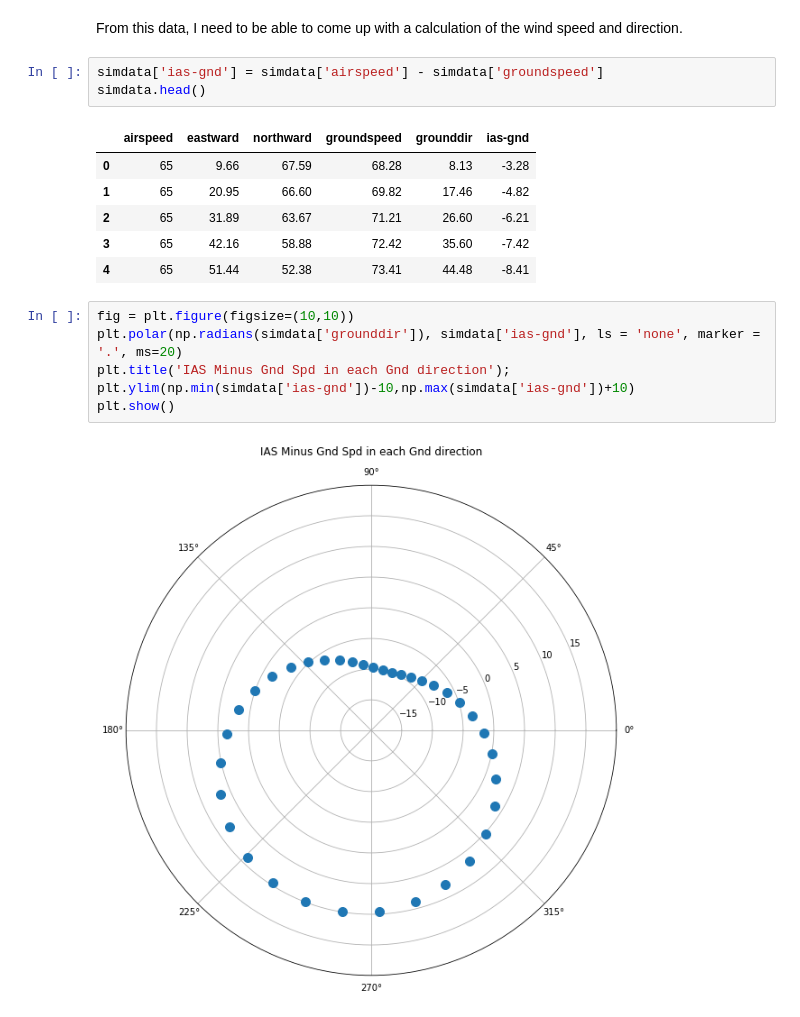
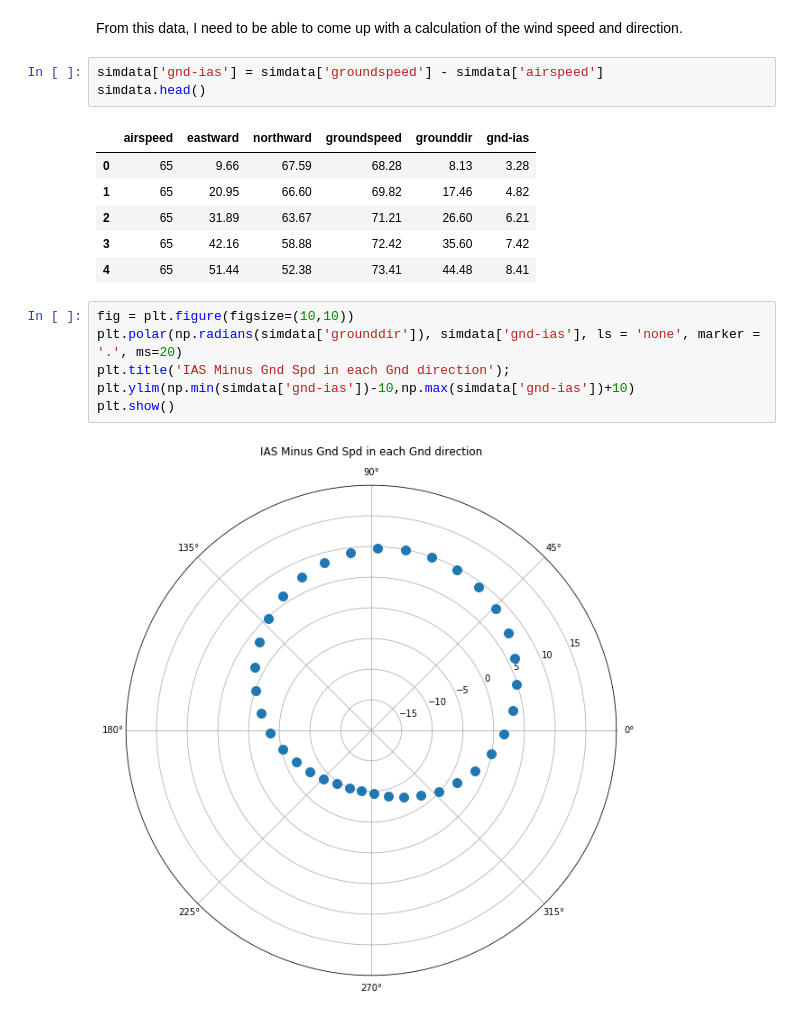
Before and after one commit to busbykt/RPi4Aviation, a Jupyter notebook: Ground Wind Velocity.ipynb, the cells around one changed output. Saved outputs shown, nothing was run; the diff lists cells and outputs as text.

Commit message:
calculation updates on simdata

```diff
--- a/Ground Wind Velocity.ipynb
+++ b/Ground Wind Velocity.ipynb
@@ -136,20 +136,20 @@ simdata.head()
 # %% [markdown]
 From this data, I need to be able to come up with a calculation of the wind speed and direction.
 # %%
-simdata['ias-gnd'] = simdata['airspeed'] - simdata['groundspeed']
+simdata['gnd-ias'] = simdata['groundspeed'] - simdata['airspeed']
 simdata.head()
 # %% [output]
-|  | airspeed | eastward | northward | groundspeed | grounddir | ias-gnd |
-| 0 | 65 | 9.66 | 67.59 | 68.28 | 8.13 | -3.28 |
-| 1 | 65 | 20.95 | 66.60 | 69.82 | 17.46 | -4.82 |
-| 2 | 65 | 31.89 | 63.67 | 71.21 | 26.60 | -6.21 |
-| 3 | 65 | 42.16 | 58.88 | 72.42 | 35.60 | -7.42 |
-| 4 | 65 | 51.44 | 52.38 | 73.41 | 44.48 | -8.41 |
+|  | airspeed | eastward | northward | groundspeed | grounddir | gnd-ias |
+| 0 | 65 | 9.66 | 67.59 | 68.28 | 8.13 | 3.28 |
+| 1 | 65 | 20.95 | 66.60 | 69.82 | 17.46 | 4.82 |
+| 2 | 65 | 31.89 | 63.67 | 71.21 | 26.60 | 6.21 |
+| 3 | 65 | 42.16 | 58.88 | 72.42 | 35.60 | 7.42 |
+| 4 | 65 | 51.44 | 52.38 | 73.41 | 44.48 | 8.41 |
 # %%
 fig = plt.figure(figsize=(10,10))
-plt.polar(np.radians(simdata['grounddir']), simdata['ias-gnd'], ls = 'none', marker = '.', ms=20)
+plt.polar(np.radians(simdata['grounddir']), simdata['gnd-ias'], ls = 'none', marker = '.', ms=20)
 plt.title('IAS Minus Gnd Spd in each Gnd direction');
-plt.ylim(np.min(simdata['ias-gnd'])-10,np.max(simdata['ias-gnd'])+10)
+plt.ylim(np.min(simdata['gnd-ias'])-10,np.max(simdata['gnd-ias'])+10)
 plt.show()
 # %% [output]
-[figure, old version]
+[figure, new version]
```
